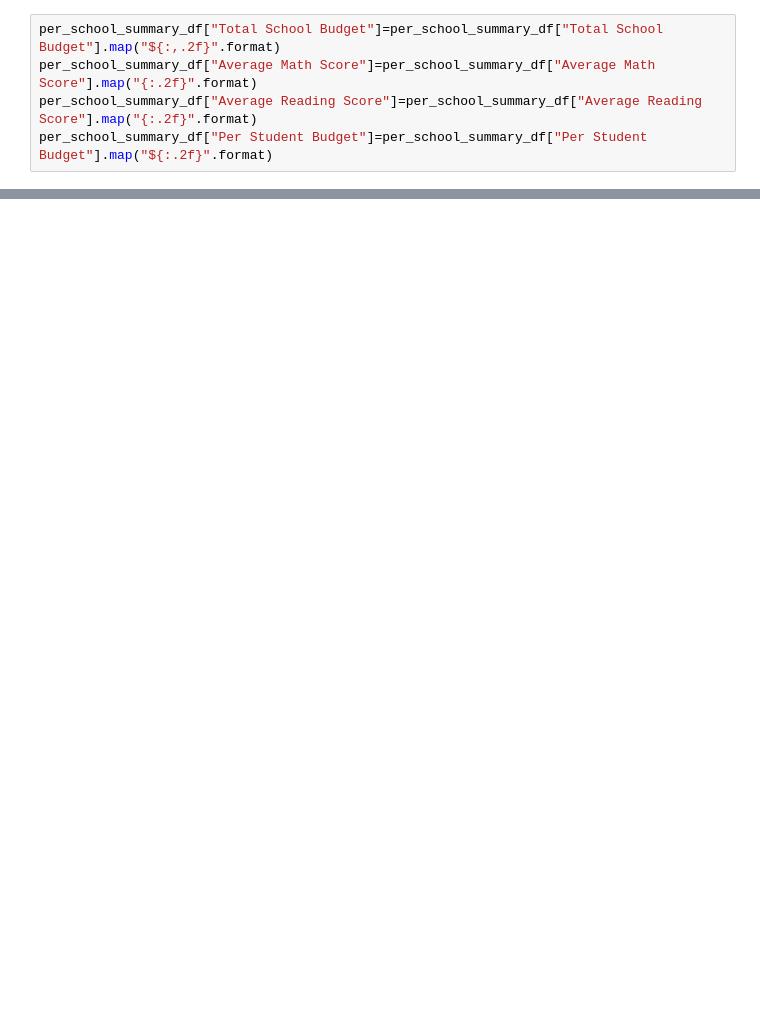
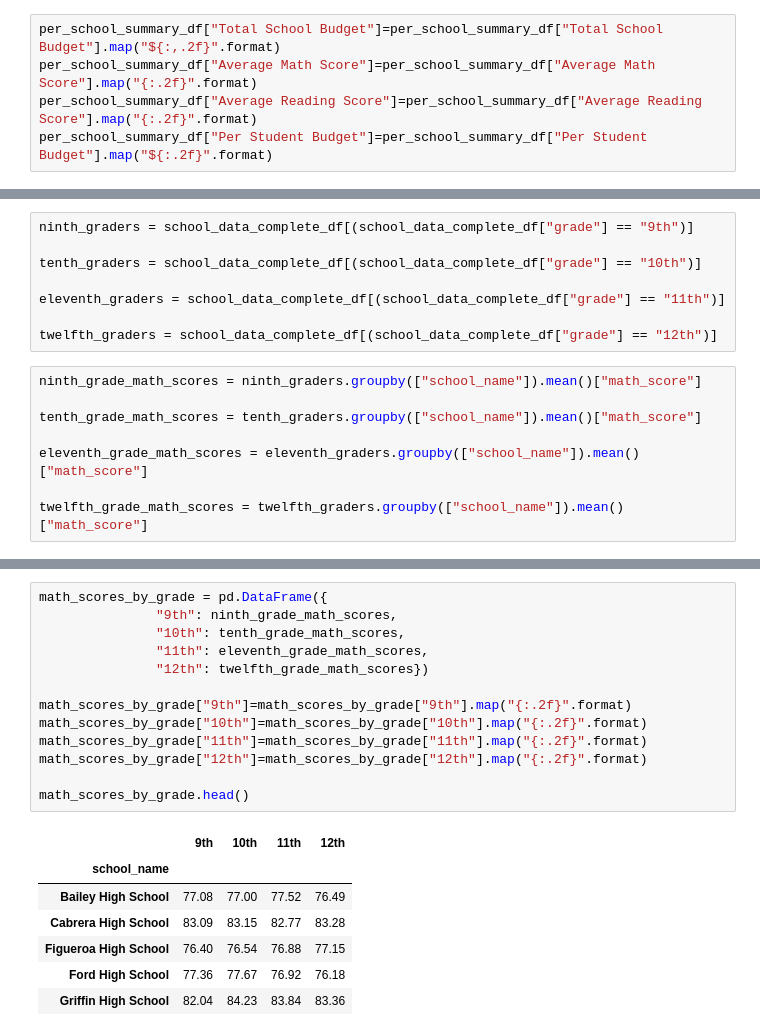
Before and after one commit to maryamt95/School_District_Analysis, a Jupyter notebook: PyCitySchools.ipynb, the cells around one changed output, grey strips where cells are left out. Drawn from its saved outputs; the diff is of its cells as text; blank space fills up the shorter version.

```diff
--- a/PyCitySchools.ipynb
+++ b/PyCitySchools.ipynb
@@ -786,0 +820,16 @@ per_school_summary_df.head()
+# %%
+ninth_graders = school_data_complete_df[(school_data_complete_df["grade"] == "9th")]
+
+tenth_graders = school_data_complete_df[(school_data_complete_df["grade"] == "10th")]
+
+eleventh_graders = school_data_complete_df[(school_data_complete_df["grade"] == "11th")]
+
+twelfth_graders = school_data_complete_df[(school_data_complete_df["grade"] == "12th")]
+# %%
+ninth_grade_math_scores = ninth_graders.groupby(["school_name"]).mean()["math_score"]
+
+tenth_grade_math_scores = tenth_graders.groupby(["school_name"]).mean()["math_score"]
+
+eleventh_grade_math_scores = eleventh_graders.groupby(["school_name"]).mean()["math_score"]
+
+twelfth_grade_math_scores = twelfth_graders.groupby(["school_name"]).mean()["math_score"]
@@ -786,0 +864,21 @@ per_school_summary_df.head()
+# %%
+math_scores_by_grade = pd.DataFrame({
+               "9th": ninth_grade_math_scores,
+               "10th": tenth_grade_math_scores,
+               "11th": eleventh_grade_math_scores,
+               "12th": twelfth_grade_math_scores})
+
+math_scores_by_grade["9th"]=math_scores_by_grade["9th"].map("{:.2f}".format)
+math_scores_by_grade["10th"]=math_scores_by_grade["10th"].map("{:.2f}".format)
+math_scores_by_grade["11th"]=math_scores_by_grade["11th"].map("{:.2f}".format)
+math_scores_by_grade["12th"]=math_scores_by_grade["12th"].map("{:.2f}".format)
+
+math_scores_by_grade.head()
+# %% [output]
+|  | 9th | 10th | 11th | 12th |
+| school_name |  |  |  |  |
+| Bailey High School | 77.08 | 77.00 | 77.52 | 76.49 |
+| Cabrera High School | 83.09 | 83.15 | 82.77 | 83.28 |
+| Figueroa High School | 76.40 | 76.54 | 76.88 | 77.15 |
+| Ford High School | 77.36 | 77.67 | 76.92 | 76.18 |
+| Griffin High School | 82.04 | 84.23 | 83.84 | 83.36 |
```
Also changed, not shown: parts of 11 cells of this notebook.
